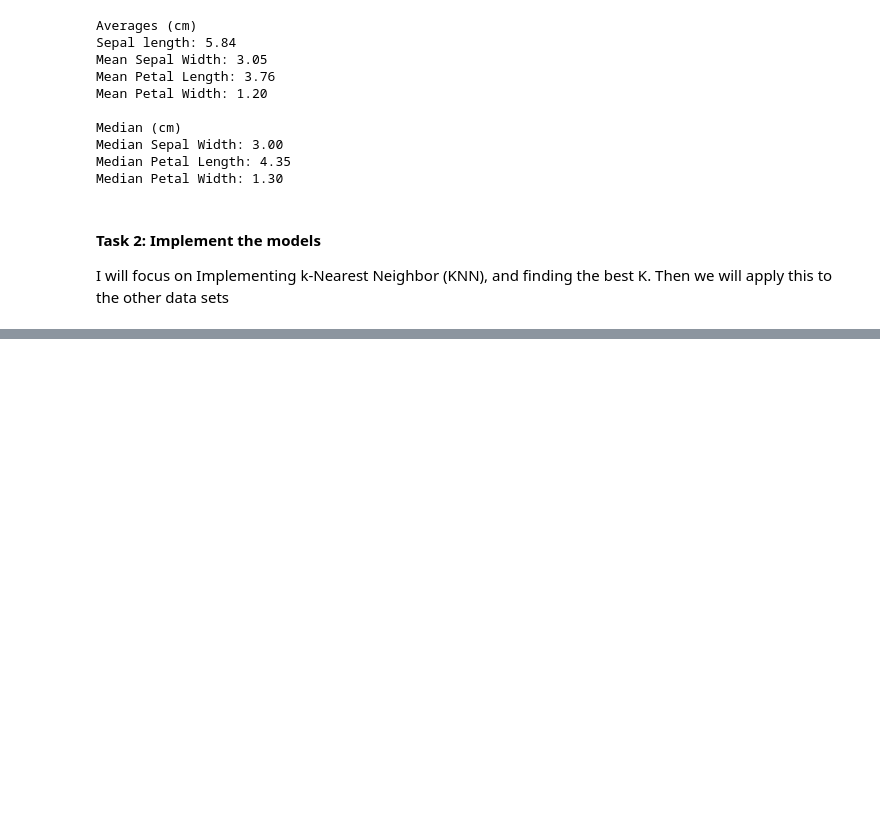
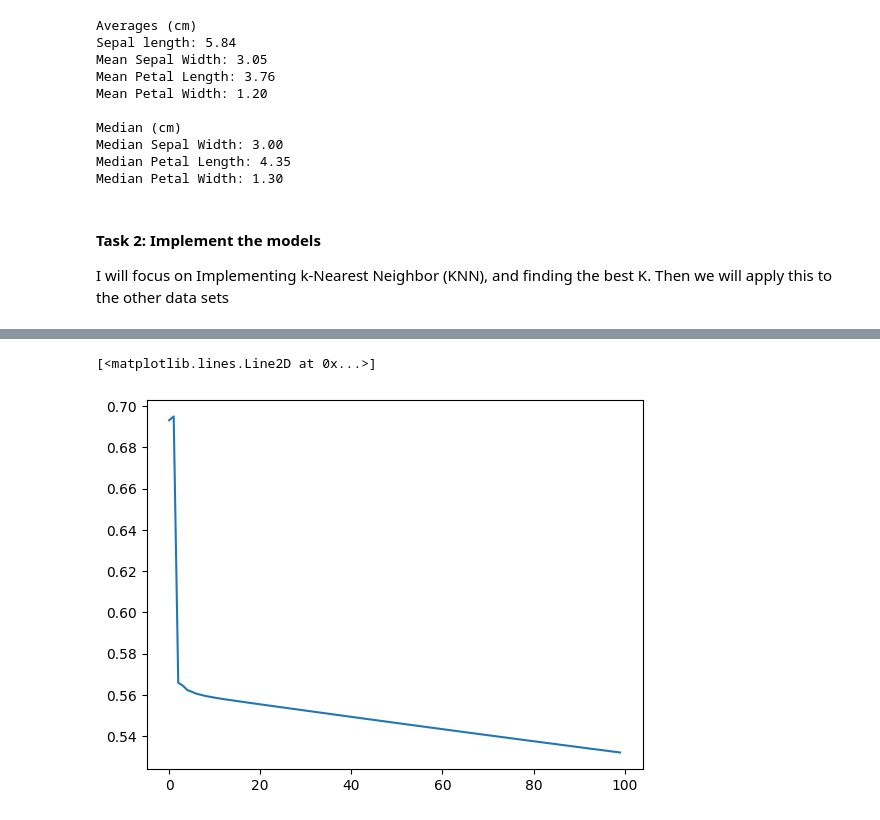
Before and after one commit to CP322-Machine-Learning-Group/Mini-Project-1, a Jupyter notebook: Iris.ipynb, the cells around one changed output, grey strips where cells are left out. Cells and saved outputs as stored; diff of their text form; code cells hidden in the pictures; blank space fills up the shorter version.

```diff
--- a/Iris.ipynb
+++ b/Iris.ipynb
@@ -138,7 +138,7 @@ while i<len(y):
 y = np.array(Y) #(4601, 1)
 X = np.array(features) #(4601, 57)
 
-lr = LogReg(learning_rate=0.000000001, num_epochs=100)
+lr = LogReg(learning_rate=0.05, num_epochs=100)
 losses = lr.fit(X, y)
 
 
@@ -148,0 +165,5 @@ TypeError: can't multiply sequence by non-int of type 'float'
+# %%
+plt.plot(losses)
+# %% [output]
+[<matplotlib.lines.Line2D at 0x...>]
+[figure, added]
```
Also changed, not shown: parts of 1 cell of this notebook, 3 other files.
